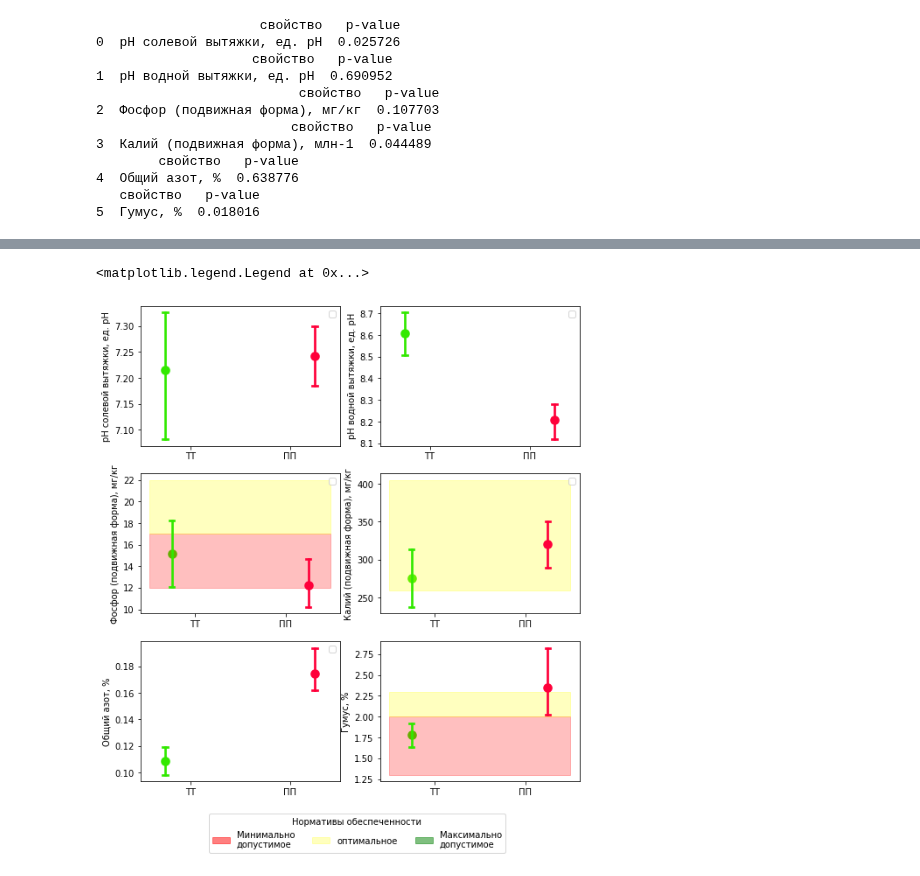
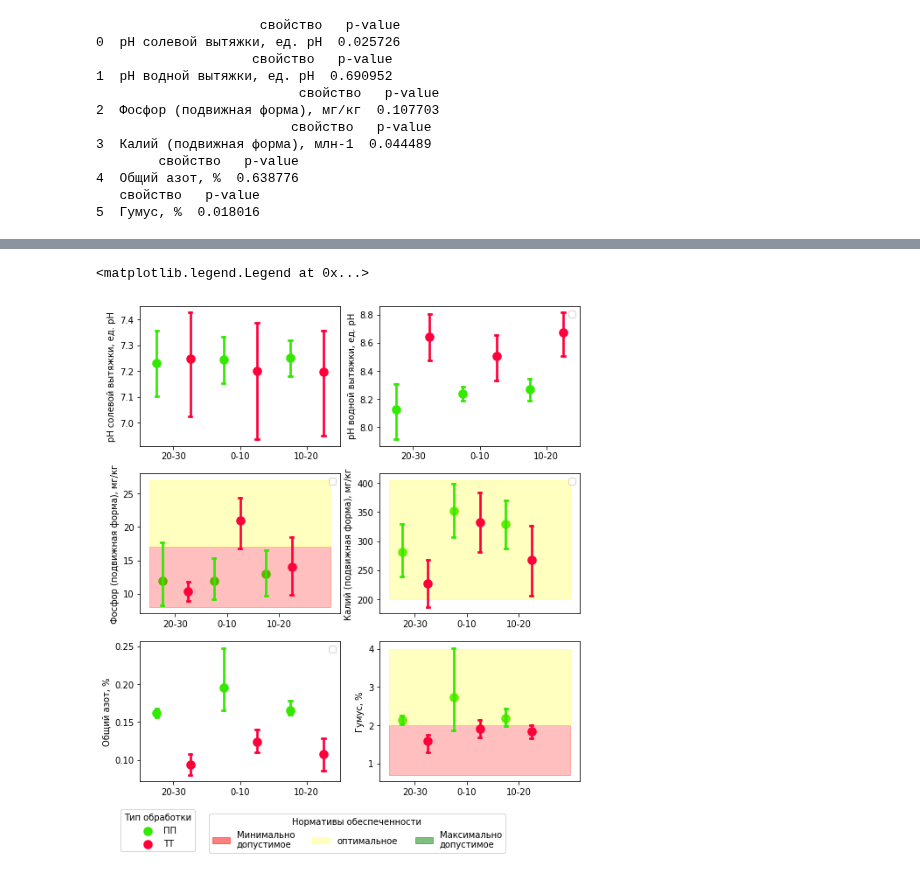
Before and after one commit to hukitoc94/total_archangelskiy, a Jupyter notebook: field_scale/field_data/полевые данные общая/для_статьи.ipynb, the cells around one changed output, grey strips where cells are left out. Drawn from its saved outputs; the diff is of its cells as text; code cells hidden in the pictures.

```diff
--- a/field_scale/field_data/полевые данные общая/для_статьи.ipynb
+++ b/field_scale/field_data/полевые данные общая/для_статьи.ipynb
@@ -37,8 +53,8 @@ agrochemistry_main.drop('повторность', axis = 1, inplace= True)
 agrochemistry_main.dropna(axis = 0, inplace= True)
 
 agrochemistry_main['Гумус, %'] = agrochemistry_main['Органический углерод, %'] * 1.724
-агрохимия_для_статьи = agrochemistry_main[['GPS №','Тип обработки',"рН солевой вытяжки, ед. рН", "рН водной вытяжки, ед. рН", "Фосфор (подвижная форма), мг/кг", "Калий (подвижная форма), млн-1", "Общий азот, %",'Гумус, %' ]]
+агрохимия_для_статьи = agrochemistry_main[['GPS №','Тип обработки','Глубина',"рН солевой вытяжки, ед. рН", "рН водной вытяжки, ед. рН", "Фосфор (подвижная форма), мг/кг", "Калий (подвижная форма), млн-1", "Общий азот, %",'Гумус, %' ]]
 # %%
-плакоры = агрохимия_для_статьи[агрохимия_для_статьи['GPS №'].isin([529, 526])]
-тальвеги = агрохимия_для_статьи[агрохимия_для_статьи['GPS №'].isin([584, 527])]
+плакоры = агрохимия_для_статьи[агрохимия_для_статьи['GPS №'].isin([529, 526])].iloc[:,1:]
+тальвеги = агрохимия_для_статьи[агрохимия_для_статьи['GPS №'].isin([584, 527])].iloc[:,1:]
 # %%
@@ -232,3 +327,5 @@ for ind, prop in enumerate(agrochem_prop):
+# %%
+тальвеги.sort_values(by =['GPS №'], inplace =True)
 # %%
 agrochem_prop = [
     "рН солевой вытяжки, ед. рН",
@@ -240,7 +337,7 @@ agrochem_prop = [
 fig, ax  = plt.subplots(3,2, figsize = (9,10))
 sns.pointplot(
     data = тальвеги,
-    x = 'Тип обработки',
+    x = 'Глубина',
     y = "рН солевой вытяжки, ед. рН",
     hue = 'Тип обработки',
     palette = "prism",
@@ -251,11 +348,11 @@ sns.pointplot(
     capsize = .05,
     ax = ax[0,0])
 ax[0,0].set_xlabel('')
-ax[0,0].legend([],[])
+ax[0,0].legend(bbox_to_anchor=(-0.1, -2.6), loc=2, borderaxespad=0., title = 'Тип обработки')
 
 sns.pointplot(
     data = тальвеги,
-    x = 'Тип обработки',
+    x = 'Глубина',
     y = "рН водной вытяжки, ед. рН",
     hue = 'Тип обработки',
     palette = "prism",
@@ -270,7 +367,7 @@ ax[0,1].legend([],[])
 
 sns.pointplot(
     data = тальвеги,
-    x = 'Тип обработки',
+    x = 'Глубина',
     y = "Фосфор (подвижная форма), мг/кг",
     hue = 'Тип обработки',
     palette = "prism",
@@ -280,14 +377,14 @@ sns.pointplot(
     join = False,
     capsize = .05,
     ax = ax[1,0])
-ax[1,0].fill_between(x = [-0.5,1.5] , y1 = 12,y2 = 17, color='Red', alpha = 0.25)
-ax[1,0].fill_between(x = [-0.5,1.5] , y1 = 17,y2 = 22, color='Yellow', alpha = 0.25)
+ax[1,0].fill_between(x = [-0.5,3] , y1 = 8,y2 = 17, color='Red', alpha = 0.25)
+ax[1,0].fill_between(x = [-0.5,3] , y1 = 17,y2 = 27, color='Yellow', alpha = 0.25)
 ax[1,0].set_xlabel('')
 ax[1,0].legend([],[])
 
 sns.pointplot(
     data = тальвеги,
-    x = 'Тип обработки',
+    x = 'Глубина',
     y = "Калий (подвижная форма), млн-1",
     hue = 'Тип обработки',
     palette = "prism",
@@ -297,7 +394,7 @@ sns.pointplot(
     join = False,
     capsize = .05,
     ax = ax[1,1])
-ax[1,1].fill_between(x = [-0.5,1.5] , y1 = 260,y2 = 405, color='Yellow', alpha = 0.25)
+ax[1,1].fill_between(x = [-0.5,3] , y1 = 200,y2 = 405, color='Yellow', alpha = 0.25)
 ax[1,1].set_xlabel('')
 ax[1,1].set_ylabel('Калий (подвижная форма), мг/кг')
 
@@ -305,7 +402,7 @@ ax[1,1].legend([],[])
 
 sns.pointplot(
     data = тальвеги,
-    x = 'Тип обработки',
+    x = 'Глубина',
     y = "Общий азот, %",
     hue = 'Тип обработки',
     palette = "prism",
@@ -313,34 +410,34 @@ sns.pointplot(
     ci = 95,
     dodge= 0.5,
     join = False,
     capsize = .05,
     ax = ax[2,0])
 ax[2,0].set_xlabel('')
 ax[2,0].legend([],[])
 
 sns.pointplot(
     data = тальвеги,
-    x = 'Тип обработки',
+    x = 'Глубина',
     y = 'Гумус, %',
     hue = 'Тип обработки',
     palette = "prism",
     scale = 1.2,
     ci = 95,
     dodge= 0.5,
     join = False,
     capsize = .05,
     ax = ax[2,1])
-ax[2,1].fill_between(x = [-0.5,1.5] , y1 = 1.3,y2 = 2, color='Red', alpha = 0.25)
-ax[2,1].fill_between(x = [-0.5,1.5] , y1 = 2,y2 = 2.3, color='Yellow', alpha = 0.25)
+ax[2,1].fill_between(x = [-0.5,3] , y1 = 0.7,y2 = 2, color='Red', alpha = 0.25)
+ax[2,1].fill_between(x = [-0.5,3] , y1 = 2,y2 = 4, color='Yellow', alpha = 0.25)
 ax[2,1].set_xlabel('')
 ax[2,1].legend([],[])
 
 
 a = mpatches.Patch(color="Red", label= 'Минимально\nдопустимое',alpha=0.5)
 b = mpatches.Patch(color="Yellow", label= "оптимальное",alpha=0.25)
 c = mpatches.Patch(color="Green", label= 'Максимально\nдопустимое',alpha=0.5)
 
 plt.legend(handles=[a,b,c], title='Нормативы обеспеченности',bbox_to_anchor=(0.65,-0.20),ncol = 3)
 # %% [output]
 <matplotlib.legend.Legend at 0x...>
-[figure, old version]
+[figure, new version]
```
Also changed, not shown: parts of 23 cells of this notebook.
